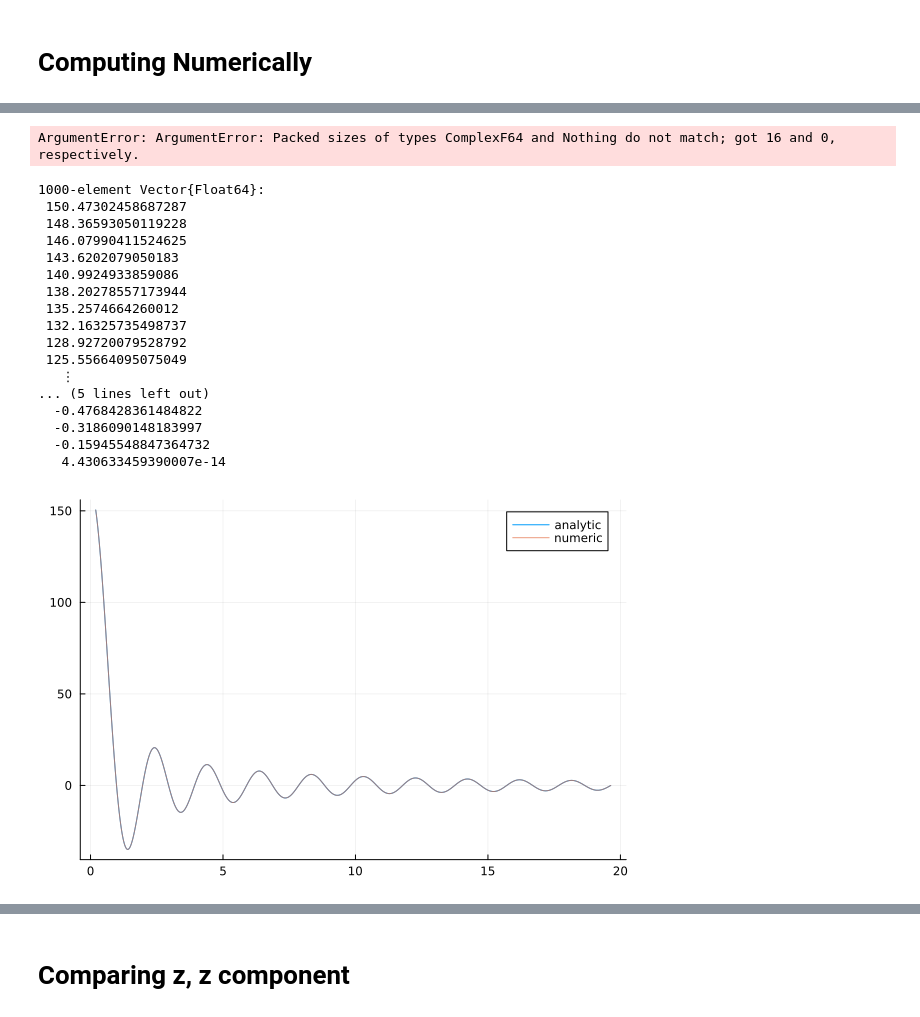
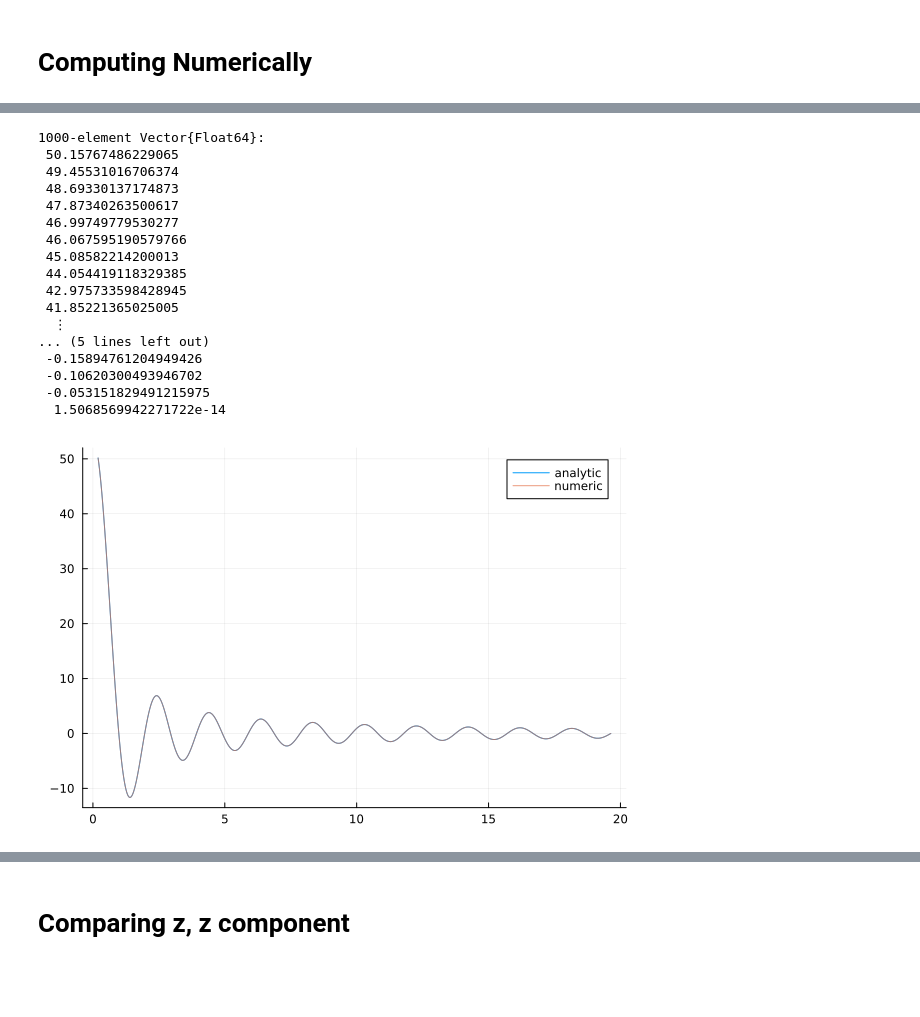
Before and after one commit to Bh2412/EnvelopeApproximation.jl, a Jupyter notebook: scripts/benchmarks/double_bubble.ipynb, the cells around one changed output, grey strips where cells are left out. Saved outputs shown, nothing was run; the diff lists cells and outputs as text; code cells hidden in the pictures; blank space fills up the shorter version.

```diff
--- a/scripts/benchmarks/double_bubble.ipynb
+++ b/scripts/benchmarks/double_bubble.ipynb
@@ -66,5 +66,5 @@ plot(ks, analytic_ii_integral)
 # %%
 import EnvelopeApproximation.StressEnergyTensor: TensorDirection, surface_integral
 tensor_directions = Vector{TensorDirection}([:trace, (:x, :x), (:y, :y), (:z, :z)])
-numerical_T = @code_warntype surface_integral(k_vecs, bubbles, tensor_directions, 50, 50, ΔV; rtol=1e-3)
+numerical_T = surface_integral(k_vecs, bubbles, tensor_directions, 50, 50, ΔV; rtol=1e-3)
 # %% [output]
@@ -74,32 +108,28 @@ numerical_T
-# %%
-numerical_T = reshape(reinterpret(ComplexF64, numerical_T), length(k_vecs), length(tensor_directions))
-# %% [output]
-ArgumentError: ArgumentError: Packed sizes of types ComplexF64 and Nothing do not match; got 16 and 0, respectively.
 # %%
 numerical_ii_integral = numerical_T |> x -> x[:, 1] |> real
 # %% [output]
 1000-element Vector{Float64}:
- 150.47302458687287
- 148.36593050119228
- 146.07990411524625
- 143.6202079050183
- 140.9924933859086
- 138.20278557173944
- 135.2574664260012
- 132.16325735498737
- 128.92720079528792
- 125.55664095075049
-   ⋮
+ 50.15767486229065
+ 49.45531016706374
+ 48.69330137174873
+ 47.87340263500617
+ 46.99749779530277
+ 46.067595190579766
+ 45.08582214200013
+ 44.054419118329385
+ 42.975733598428945
+ 41.85221365025005
+  ⋮
 ... (5 lines left out)
-  -0.4768428361484822
-  -0.3186090148183997
-  -0.15945548847364732
-   4.430633459390007e-14
+ -0.15894761204949426
+ -0.10620300493946702
+ -0.053151829491215975
+  1.5068569942271722e-14
 # %%
-plot(ks, 3 * analytic_ii_integral, label="analytic")
+plot(ks, analytic_ii_integral, label="analytic")
 plot!(ks, numerical_ii_integral, label="numeric", alpha=0.7)
 # %% [output]
-[figure, old version]
+[figure, new version]
 # %%
 plot(ks, numerical_ii_integral - analytic_ii_integral, label="difference")
 # %% [output]
```
Also changed, not shown: parts of 11 cells of this notebook, 1 other file.
